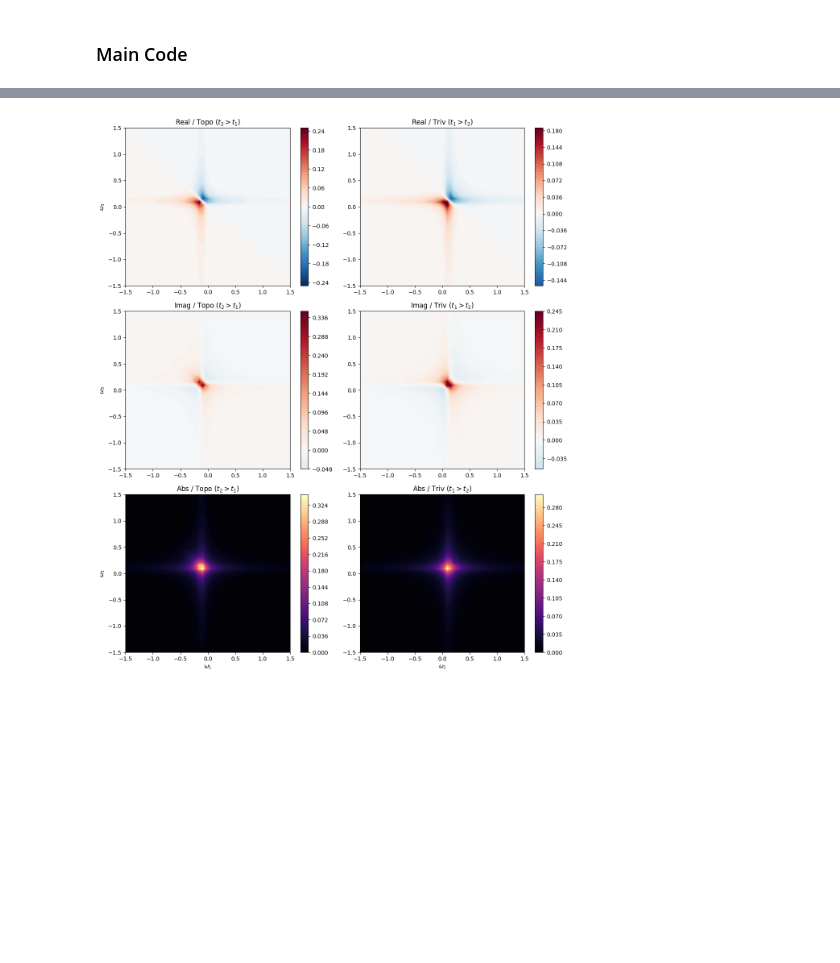
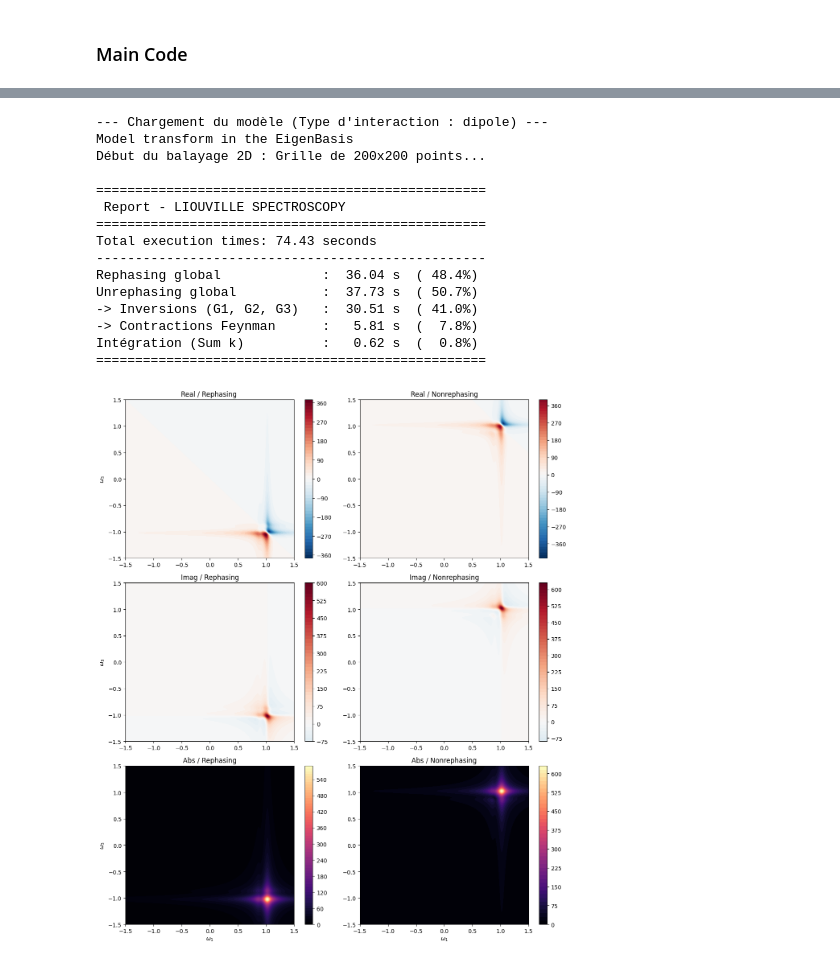
Before and after one commit to SilvaScience/QuDPy, a Jupyter notebook: examples/SOC_model_Liouville.ipynb, the cells around one changed output, grey strips where cells are left out. Saved outputs shown, nothing was run; the diff lists cells and outputs as text; code cells hidden in the pictures; blank space fills up the shorter version.

Commit message:
Work on the SOC model
change the dipole operator and figure out some stuff on the current operator.

```diff
--- a/examples/SOC_model_Liouville.ipynb
+++ b/examples/SOC_model_Liouville.ipynb
@@ -119,7 +227,7 @@ def Spin_Peierls_dispersion(k, T, B, J, T_SP_0, delta_0, beta):
 
 
 
-
+"""
 
 def build_cugeo3_hamiltonian(k_array, params):
 
@@ -192,7 +300,7 @@ def build_cugeo3_hamiltonian(k_array, params):
     mu_orb[0, 2] = 1.0
     mu_orb[2, 0] = 1.0
 
-    mu_optic = np.kron(mu_orb,I_spin)
+    mu_opt = np.kron(mu_orb,I_spin)
 
     # Local Tensorial product
     H_local = np.kron(H_orb,I_spin)
@@ -241,4 +349,6 @@ def build_cugeo3_hamiltonian(k_array, params):
         J_raw[i_k] = J_spin + J_soc
 
 
-    return H_raw, J_raw, mu_optic
+    return H_raw, J_raw, mu_opt
+
+"""
@@ -245,6 +357,8 @@ def build_cugeo3_hamiltonian(k_array, params):
 # %% [markdown]
 ### Building the Hamiltonian
 # %%
+kb= 8.6173e-5 # eV/K
+
 params_cugeo3 = {
     #Orbital parameter
     "Delta_dark": 0.9,
@@ -258,7 +372,7 @@ params_cugeo3 = {
     "gamma_spin": 0.1,
 
     # Spin-Peierls Dispersion parameter
-    'T': 5,
+    'T': 15,
     'T_SP_0': 14,
     'B': 0,
     'J': 1,
@@ -279,21 +393,23 @@ params_cugeo3 = {
 
 
 
-TOTAL_KPOINTS = 100
+TOTAL_KPOINTS = 2
 k_array = np.linspace(-np.pi, np.pi, TOTAL_KPOINTS)
 dk = k_array[1] - k_array[0]
 
 
-w_list = np.linspace(-1.5, 1.5, 50)
+w_list = np.linspace(-1.5, 1.5, 200)
 
 tau2_test = 3.0  # Updated according to your file
 
-H_raw,J_raw= build_cugeo3_hamiltonian(k_array, params_cugeo3)
+H_raw,J_raw, mu_opt= build_cugeo3_hamiltonian(k_array, params_cugeo3)
 
 
 
 from tabulate import tabulate
 
-print(tabulate(H_raw[0], tablefmt="fancy_grid"))
+#print(tabulate(H_raw[0], tablefmt="fancy_grid"))
 
-print(tabulate(J_raw[0], tablefmt="fancy_grid"))
+#print(tabulate(J_raw[0], tablefmt="fancy_grid"))
+#print(mu_opt.shape)
+#print(tabulate(mu_opt, tablefmt="fancy_grid"))
@@ -351,7 +439,43 @@ Intégration (Sum k)          :   0.10 s  (  0.0%)
 # %%
-Spec = SpectroscopyPlotter(w_list)
 
 
-Spec.plot_spectrum(S3_pure_rephasing,S3_pure_unrephasing)
+#Spec = SpectroscopyPlotter(w_list)
+
+
+#Spec.plot_spectrum(S3_pure_rephasing,S3_pure_unrephasing)
-# %% [output]
-[figure, removed]
+# %%
+system = LiouvilleSpectroscopySolver(params_cugeo3)
+start = time.time()
+system.feed_model(H_raw, mu_opt,interaction_type="dipole")
+
+
+c_ops = build_minimal_lindblad_ops(params_cugeo3)
+system.set_dissipation(c_ops)
+
+
+spectres = system.generate_2D_spectra(w_list, tau2=3, k_array=k_array)
+
+S3_pure_rephasing= spectres["rephasing"]
+S3_pure_unrephasing = spectres["unrephasing"]
+
+Spec = SpectroscopyPlotter(w_list)
+
+
+Spec.plot_spectrum(S3_pure_rephasing,S3_pure_unrephasing)
+# %% [output]
+--- Chargement du modèle (Type d'interaction : dipole) ---
+Model transform in the EigenBasis
+Début du balayage 2D : Grille de 200x200 points...
+
+==================================================
+ Report - LIOUVILLE SPECTROSCOPY
+==================================================
+Total execution times: 74.43 seconds
+--------------------------------------------------
+Rephasing global             :  36.04 s  ( 48.4%)
+Unrephasing global           :  37.73 s  ( 50.7%)
+-> Inversions (G1, G2, G3)   :  30.51 s  ( 41.0%)
+-> Contractions Feynman      :   5.81 s  (  7.8%)
+Intégration (Sum k)          :   0.62 s  (  0.8%)
+==================================================
+[figure, added]
```
Also changed, not shown: parts of 4 cells of this notebook, 1 other file.
